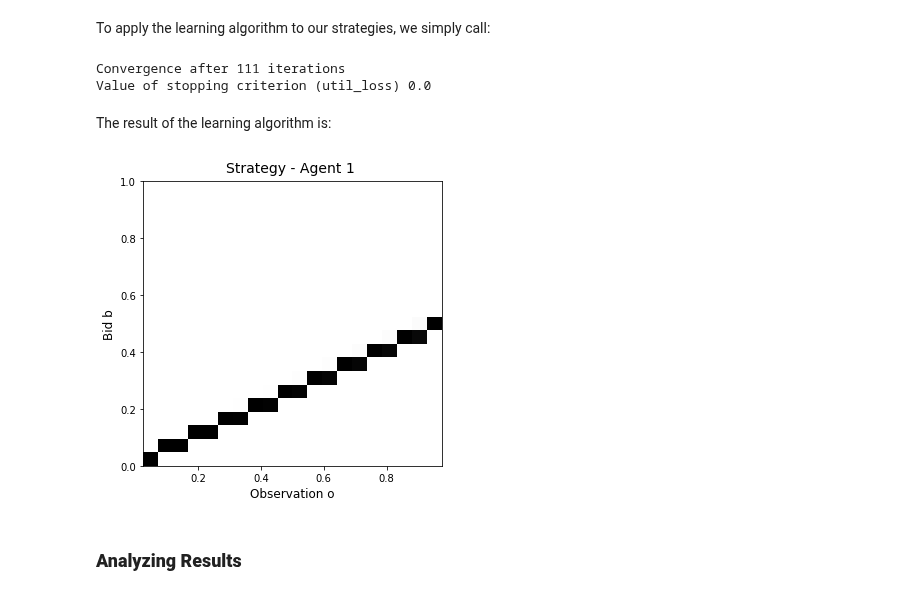
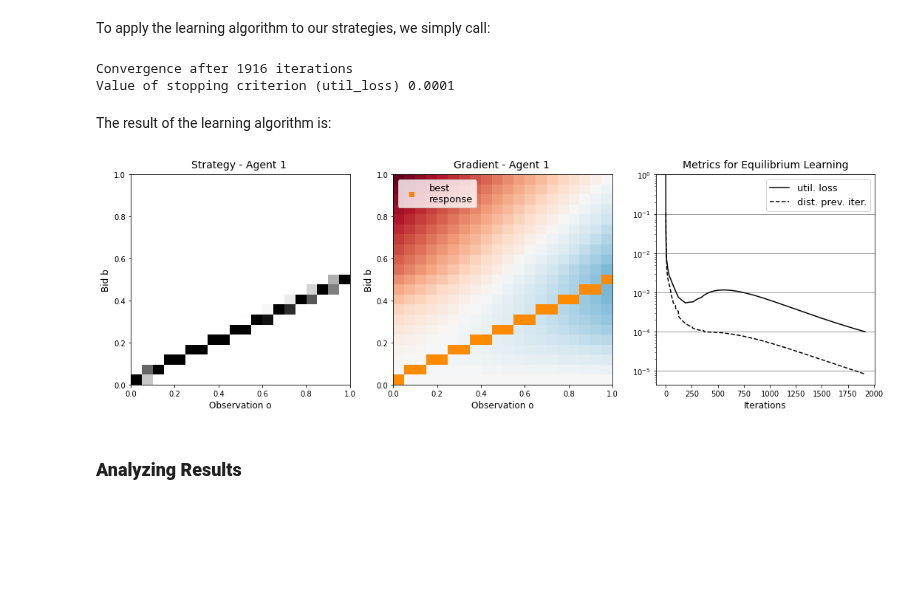
Before and after one commit to MOberlechner/soda, a Jupyter notebook: notebooks/intro.ipynb, the cells around one changed output. Saved outputs shown, nothing was run; the diff lists cells and outputs as text; code cells hidden in the pictures; blank space fills up the shorter version.

```diff
--- a/notebooks/intro.ipynb
+++ b/notebooks/intro.ipynb
@@ -38,8 +38,8 @@ a_space = {'1': [0, 1]}
 # prior distribution (i.i.d. uniform)
 param_prior = {'distribution': 'uniform'}
 
-# utility function (first price sealed bid with a tie-breaking rule where no one wins at ties)
-param_util = {'payment_rule':'first_price', 'tie_breaking': 'lose'}
+# utility function (first price sealed bid with a tie-breaking rule where no one wins at tiesm utility_type:QL refers to Quasi-linear and is the setting we use)
+param_util = {'payment_rule':'first_price', 'tie_breaking': 'lose', 'utility_type':'QL'}
 # %% [markdown]
 All this configurations can be found in the *config* directory.
 # %%
@@ -129,29 +129,29 @@ The other parameters are specific for the algorithm and can differ for other met
 # %%
 # General parameters for leanring algorithm
 max_iter = 5000
-tol = 1e-6
+tol = 1e-4
 stop_criterion = 'util_loss'
 
 # Specific parameters for POGA (step size)
-regularizer = 'euclidean'
+mirror_map = 'euclidean'
 steprule_bool = True
-eta = 5
-beta = 0.05
+eta = 1
+beta = 0.5
 # %%
-learner = SODA(max_iter, tol, stop_criterion, regularizer, steprule_bool, eta, beta)
+learner = SOMA(max_iter, tol, stop_criterion, mirror_map, steprule_bool, eta, beta)
 # %% [markdown]
 To apply the learning algorithm to our strategies, we simply call:
 # %%
 learner.run(mechanism, game, strategies, disable_tqdm_bool=False, print_result_bool=True, save_history_bool=True)
 # %% [output]
-Convergence after 111 iterations
-Value of stopping criterion (util_loss) 0.0
+Convergence after 1916 iterations
+Value of stopping criterion (util_loss) 0.0001
 # %% [markdown]
 The result of the learning algorithm is:
 # %%
-strategies['1'].plot()
+strategies['1'].plot(grad=True, metrics=True)
 # %% [output]
-[figure, old version]
+[figure, new version]
 # %% [markdown]
 ### **Analyzing Results**
 # %% [markdown]
```
Also changed, not shown: parts of 17 cells of this notebook, 3 other files.
